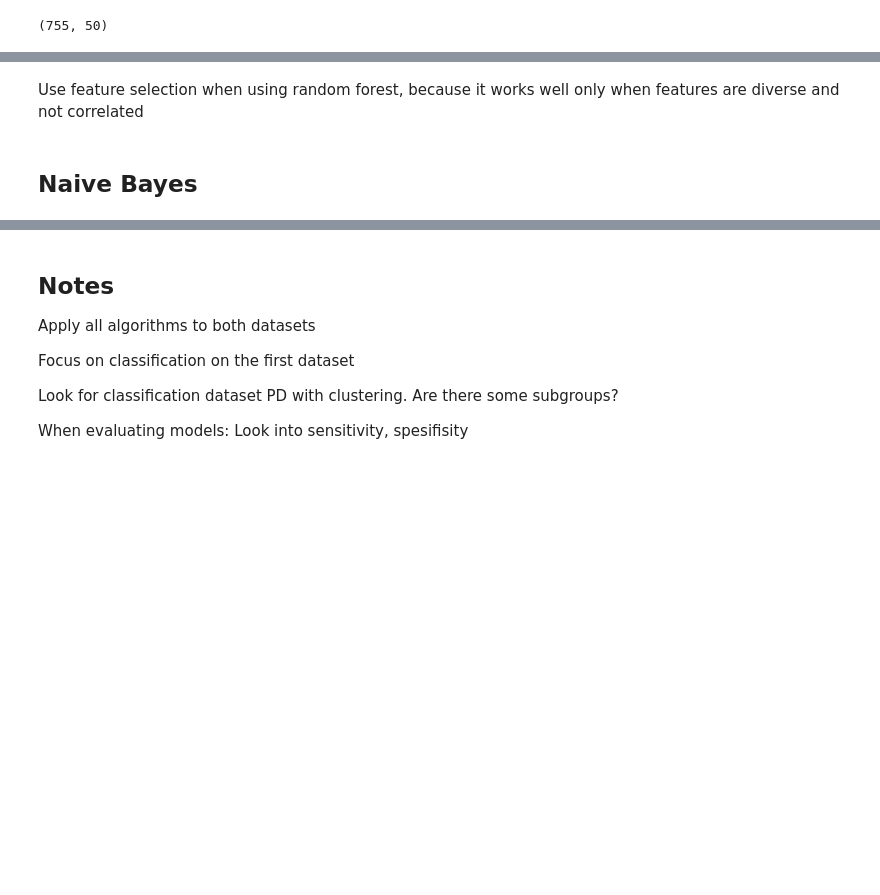
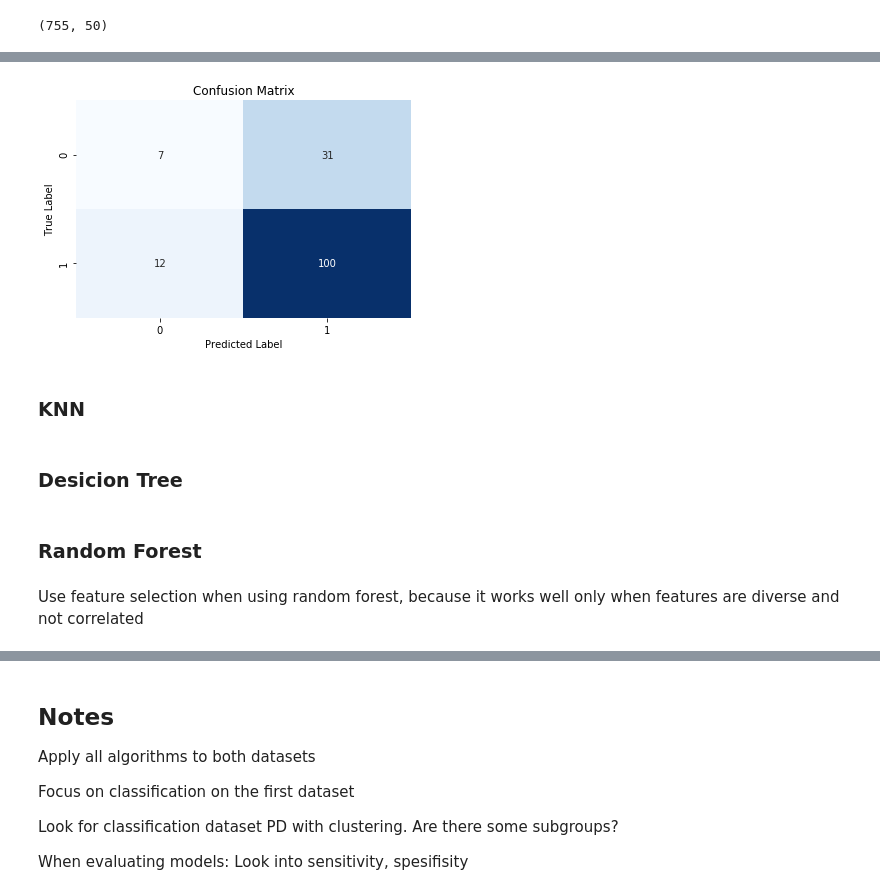
Before and after one commit to mskl/ist-mi-cdadosi7, a Jupyter notebook: project/joona_project_parkinsons.ipynb, the cells around one changed output, grey strips where cells are left out. Drawn from its saved outputs; the diff is of its cells as text; code cells hidden in the pictures; blank space fills up the shorter version.

Commit message:
GaussianNB tried

```diff
--- a/project/joona_project_parkinsons.ipynb
+++ b/project/joona_project_parkinsons.ipynb
@@ -240,0 +240,27 @@ Train models with cross validation, stratified kfolds and train-test split, usin
+# %%
+import sklearn.metrics as metrics
+from sklearn.naive_bayes import GaussianNB, MultinomialNB, BernoulliNB
+from sklearn.model_selection import StratifiedKFold
+
+X = df.values
+y = y.values
+# %%
+# Using StratifiedKFold for cross-validation
+skf = StratifiedKFold(n_splits=5)
+skf.get_n_splits(X, y)
+i = 1
+
+for train_index, test_index in skf.split(X, y):
+
+    print('{} of KFold {}'.format(i, skf.n_splits))
+
+    trainX, testX = X[train_index], X[test_index]
+    trainY, testY = y[train_index], y[test_index]
+
+    # Training the model
+    gnb = GaussianNB()
+    gnb.fit(trainX, trainY)
+    predictY = gnb.predict(testX)
+
+    print('Model accuracy: {}\n'.format(metrics.accuracy_score(testY, predictY)))
+    i+=1
@@ -241,4 +282,14 @@ Train models with cross validation, stratified kfolds and train-test split, usin
+# %%
+conf_mtx = metrics.confusion_matrix(testY, predictY)
+ax = sns.heatmap(conf_mtx, annot=True, fmt="d", cbar=False, cmap='Blues')
+ax = ax.set(title='Confusion Matrix', xlabel='Predicted Label', ylabel='True Label')
+# %% [output]
+[figure, added]
+# %% [markdown]
+### KNN
+# %% [markdown]
+### Desicion Tree
+# %% [markdown]
+### Random Forest
 # %% [markdown]
 Use feature selection when using random forest, because it works well only when features are diverse and not correlated
-# %% [markdown]
-## Naive Bayes
```
Also changed, not shown: parts of 9 cells of this notebook.
